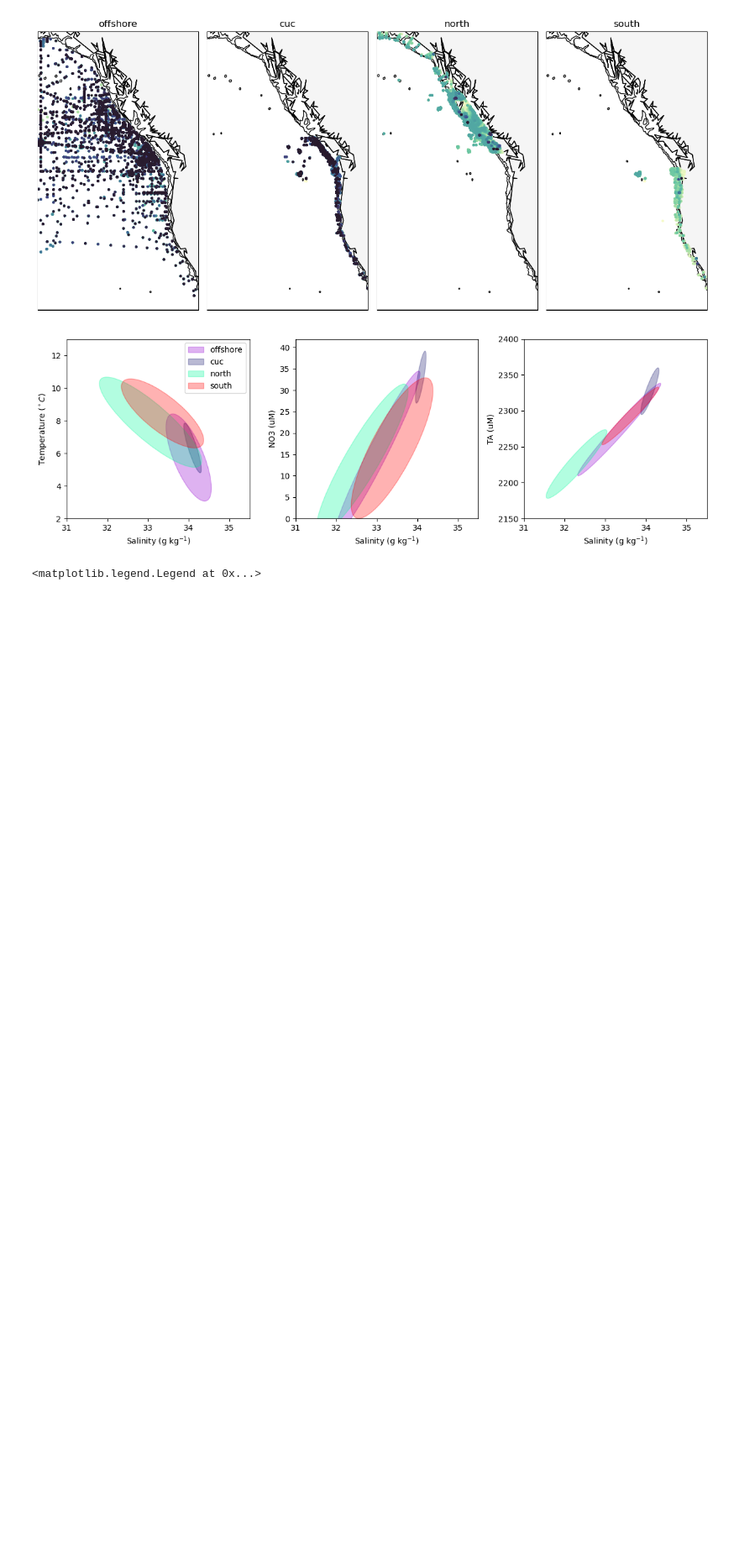
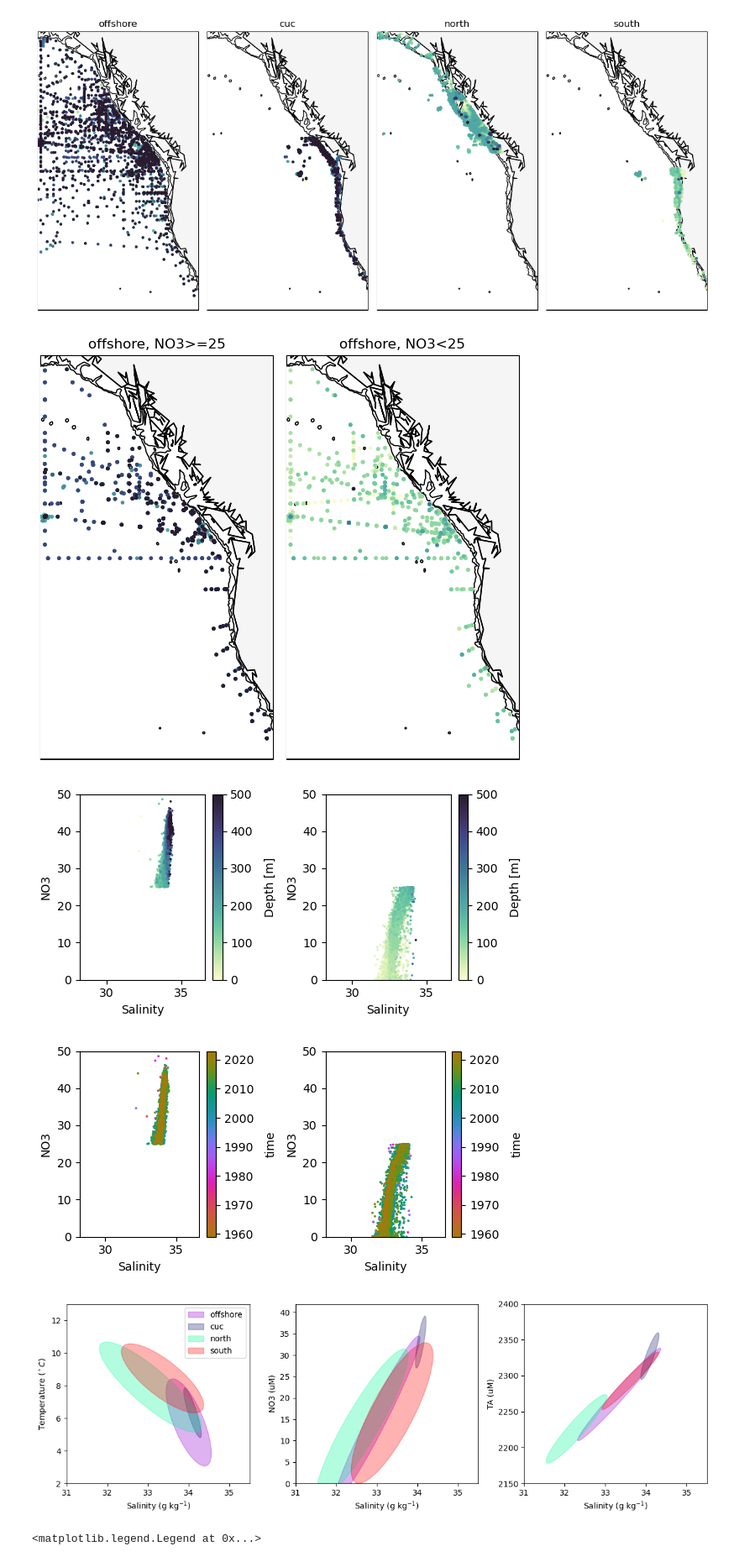
Before and after one commit to UBC-MOAD/analysis-becca, a Jupyter notebook: LiveOcean/tracers/wm_properties.ipynb, the cells around one changed output. Shown at 84% size. Saved outputs shown, nothing was run; the diff lists cells and outputs as text; code cells hidden in the pictures; blank space fills up the shorter version.

Commit message:
offshore nutrient split based on depth

```diff
--- a/LiveOcean/tracers/wm_properties.ipynb
+++ b/LiveOcean/tracers/wm_properties.ipynb
@@ -382,6 +384,76 @@ Possible issue encountered when converting Shape #471 to GeoJSON: Shapefile form
 [figure]
 [figure]
 [figure]
+# %%
+# ok i think its worth digging into those two groups that show up in the offshore plot of NO3-salinity
+bool1 = sob['NO3 (uM)']>=25
+bool2 = sob['NO3 (uM)']<25
+# in space
+xlim, ylim = [-145.5, -120.2], [30, 60]
+fig, ax = plt.subplots(1,2, figsize=(6,6), subplot_kw={'projection': crs.Mercator(np.mean(xlim), *ylim)})
+xy_depth(sob[bool1],'offshore',ax[0])
+xy_depth(sob[bool2],'offshore',ax[1])
+ax[0].set_title('offshore, NO3>=25')
+ax[1].set_title('offshore, NO3<25')
+plt.tight_layout()
+
+# no3-salinity space, coloured by depth
+bools = [bool1,bool2]
+smin, smax = 28.2,36.6
+nmin, nmax = 0,50
+fig, ax = plt.subplots(1,2,figsize=[6,3])
+
+for i in range(len(bools)):
+    salt = sob['salinity (g kg-1)'][(sob.region == 'offshore') & bools[i]].reset_index(drop=True)
+    no3 = sob['NO3 (uM)'][(sob.region == 'offshore') & bools[i]].reset_index(drop=True)
+    z = sob['depth (m)'][(sob.region == 'offshore') & bools[i]].reset_index(drop=True)
+
+    # Sort the points by depth, so that the deepest points are plotted last
+    idx = z.argsort()
+    salt, no3, z = salt[idx], no3[idx], z[idx]
+
+    sc = ax[i].scatter(salt,no3, c=z, cmap=cm.cm.deep,s=1,vmin=0,vmax=500)
+    cb = fig.colorbar(sc, ax=ax[i])
+    cb.set_label('Depth [m]', labelpad=10, fontsize=10)
+
+    ax[i].set_ylabel('NO3')
+    ax[i].set_xlabel('Salinity')
+
+    ax[i].set_ylim([nmin,nmax])
+    ax[i].set_xlim([smin,smax])
+plt.tight_layout()
+
+# no3-salinity space, coloured by year
+# no3-salinity space, coloured by depth
+bools = [bool1,bool2]
+smin, smax = 28.2,36.6
+nmin, nmax = 0,50
+fig, ax = plt.subplots(1,2,figsize=[6,3])
+
+for i in range(len(bools)):
+    salt = sob['salinity (g kg-1)'][(sob.region == 'offshore') & bools[i]].reset_index(drop=True)
+    no3 = sob['NO3 (uM)'][(sob.region == 'offshore') & bools[i]].reset_index(drop=True)
+    time = sob['time'][(sob.region == 'offshore') & bools[i]].reset_index(drop=True)
+    z = np.array([int(time[j][:4]) for j in range(len(time))])
+
+    # Sort the points by time, so that the newest points are plotted last
+    idx = z.argsort()
+    salt, no3, z = salt[idx], no3[idx], z[idx]
+
+    sc = ax[i].scatter(salt,no3, c=z, cmap=cm.cm.phase,s=1)
+    cb = fig.colorbar(sc, ax=ax[i])
+    cb.set_label('time', labelpad=10, fontsize=10)
+
+    ax[i].set_ylabel('NO3')
+    ax[i].set_xlabel('Salinity')
+
+    ax[i].set_ylim([nmin,nmax])
+    ax[i].set_xlim([smin,smax])
+plt.tight_layout()
+# %% [output]
+[figure, added]
+[figure, added]
+[figure, added]
 # %%
 # lets plot all the ellipses together
 colour = ['darkviolet','midnightblue','mediumspringgreen','red']
```
Also changed, not shown: parts of 1 cell of this notebook.
